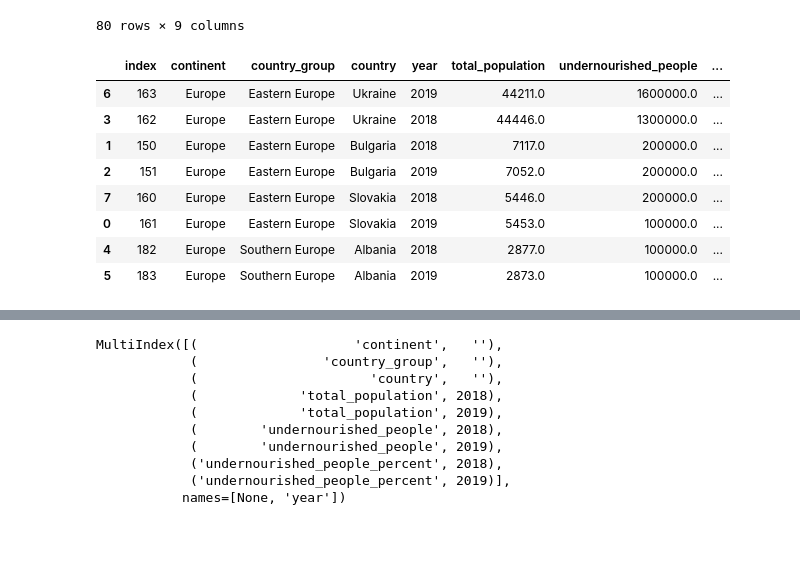
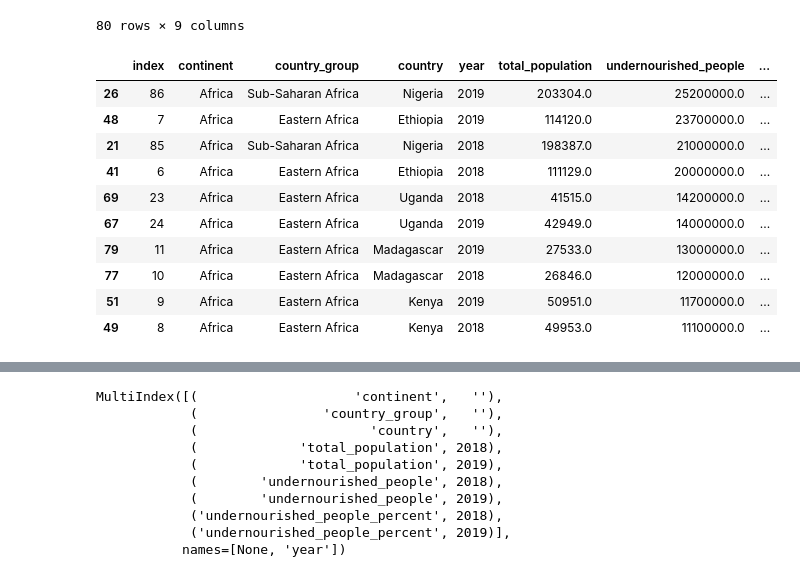
Before and after one commit to t7bo/pandas_fao, a Jupyter notebook: main.ipynb, the cells around one changed output, grey strips where cells are left out. Saved outputs shown, nothing was run; the diff lists cells and outputs as text; code cells hidden in the pictures; blank space fills up the shorter version.

```diff
--- a/main.ipynb
+++ b/main.ipynb
@@ -1283,3 +1365,10 @@ df_sous_nutrition2
 | 33 | Africa | Middle Africa | Central African Republic | 2018 | 5094.0 | 2300000.0 | ... |
 | 11 | Africa | Eastern Africa | Madagascar | 2019 | 27533.0 | 13000000.0 | ... |
 160 rows × 7 columns
+# %%
+afrikk = df_sous_nutrition2["continent"] == "Africa"
+df_sous_nutrition2 = df_sous_nutrition2[afrikk]
+df_sous_nutrition3 = df_sous_nutrition2.groupby(["country_group", "year"])["undernourished_people"].sum()
+df_sous_nutrition3 = df_sous_nutrition3.reset_index()
+df_sous_nutrition3 = df_sous_nutrition3.sort_values(by="undernourished_people", ascending=False)
+df_sous_nutrition3
@@ -1303,20 +1404,22 @@ df_sous_nutrition_pivot
 | 79 | South America | South America | Peru | 32203.0 | 32824.0 | 1900000.0 | 2000000.0 | ... |
 80 rows × 9 columns
 # %%
-afrik = df_sous_nutrition2["continent"] == "Europe"
+afrik = df_sous_nutrition2["continent"] == "Africa"
 df_afrik = df_sous_nutrition2[afrik].reset_index()
 df_afrik = df_afrik.sort_values(by="undernourished_people", ascending=False).head(10)
 df_afrik
 # %% [output]
 |  | index | continent | country_group | country | year | total_population | undernourished_people | ... |
-| 6 | 163 | Europe | Eastern Europe | Ukraine | 2019 | 44211.0 | 1600000.0 | ... |
-| 3 | 162 | Europe | Eastern Europe | Ukraine | 2018 | 44446.0 | 1300000.0 | ... |
-| 1 | 150 | Europe | Eastern Europe | Bulgaria | 2018 | 7117.0 | 200000.0 | ... |
-| 2 | 151 | Europe | Eastern Europe | Bulgaria | 2019 | 7052.0 | 200000.0 | ... |
-| 7 | 160 | Europe | Eastern Europe | Slovakia | 2018 | 5446.0 | 200000.0 | ... |
-| 0 | 161 | Europe | Eastern Europe | Slovakia | 2019 | 5453.0 | 100000.0 | ... |
-| 4 | 182 | Europe | Southern Europe | Albania | 2018 | 2877.0 | 100000.0 | ... |
-| 5 | 183 | Europe | Southern Europe | Albania | 2019 | 2873.0 | 100000.0 | ... |
+| 26 | 86 | Africa | Sub-Saharan Africa | Nigeria | 2019 | 203304.0 | 25200000.0 | ... |
+| 48 | 7 | Africa | Eastern Africa | Ethiopia | 2019 | 114120.0 | 23700000.0 | ... |
+| 21 | 85 | Africa | Sub-Saharan Africa | Nigeria | 2018 | 198387.0 | 21000000.0 | ... |
+| 41 | 6 | Africa | Eastern Africa | Ethiopia | 2018 | 111129.0 | 20000000.0 | ... |
+| 69 | 23 | Africa | Eastern Africa | Uganda | 2018 | 41515.0 | 14200000.0 | ... |
+| 67 | 24 | Africa | Eastern Africa | Uganda | 2019 | 42949.0 | 14000000.0 | ... |
+| 79 | 11 | Africa | Eastern Africa | Madagascar | 2019 | 27533.0 | 13000000.0 | ... |
+| 77 | 10 | Africa | Eastern Africa | Madagascar | 2018 | 26846.0 | 12000000.0 | ... |
+| 51 | 9 | Africa | Eastern Africa | Kenya | 2019 | 50951.0 | 11700000.0 | ... |
+| 49 | 8 | Africa | Eastern Africa | Kenya | 2018 | 49953.0 | 11100000.0 | ... |
 # %%
 india = df_sous_nutrition["country_group"] == "Western Asia"
 df_westernasia = df_sous_nutrition[india].reset_index()
```
Also changed, not shown: parts of 29 cells of this notebook.
